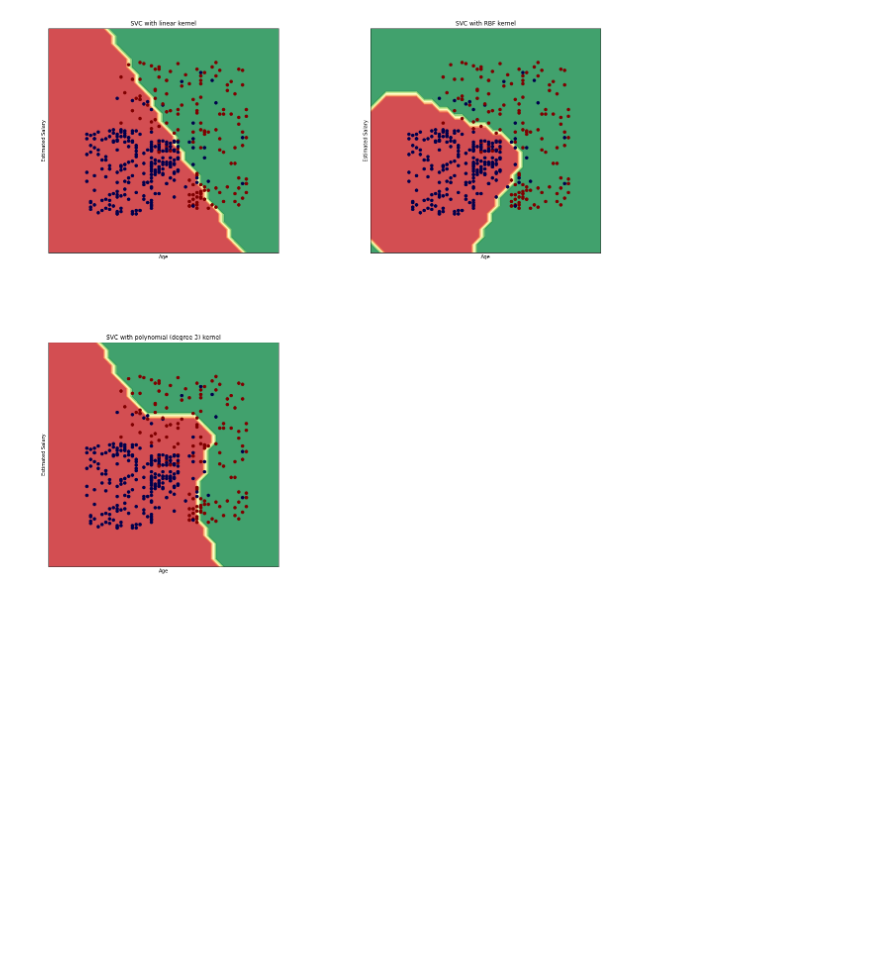
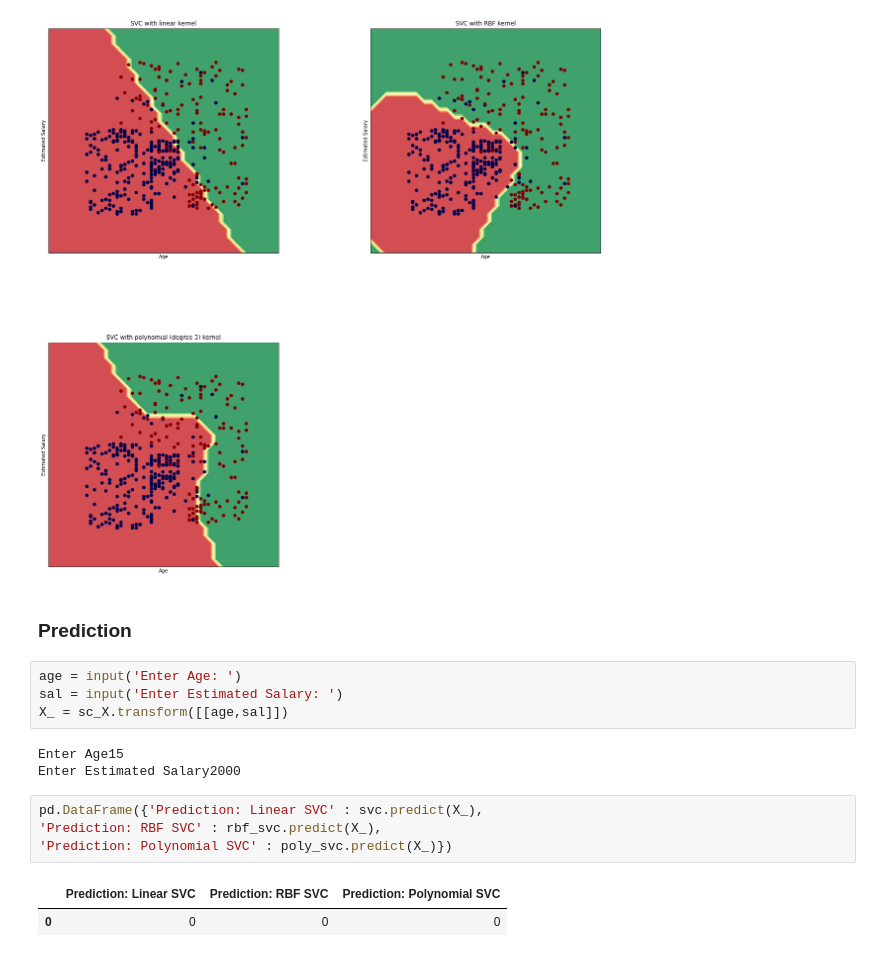
Before and after one commit to adityavkulkarni/LP3_ML, a Jupyter notebook: SVM/SVM.ipynb, the cells around one changed output. Cells and saved outputs as stored; diff of their text form; blank space fills up the shorter version.

```diff
--- a/SVM/SVM.ipynb
+++ b/SVM/SVM.ipynb
@@ -140,3 +140,19 @@ for i, clf in enumerate((svc, rbf_svc, poly_svc)):
 plt.show()
 # %% [output]
 [figure]
+# %% [markdown]
+### Prediction
+# %%
+age = input('Enter Age: ')
+sal = input('Enter Estimated Salary: ')
+X_ = sc_X.transform([[age,sal]])
+# %% [output]
+Enter Age15
+Enter Estimated Salary2000
+# %%
+pd.DataFrame({'Prediction: Linear SVC' : svc.predict(X_),
+'Prediction: RBF SVC' : rbf_svc.predict(X_),
+'Prediction: Polynomial SVC' : poly_svc.predict(X_)})
+# %% [output]
+|  | Prediction: Linear SVC | Prediction: RBF SVC | Prediction: Polynomial SVC |
+| 0 | 0 | 0 | 0 |
```
